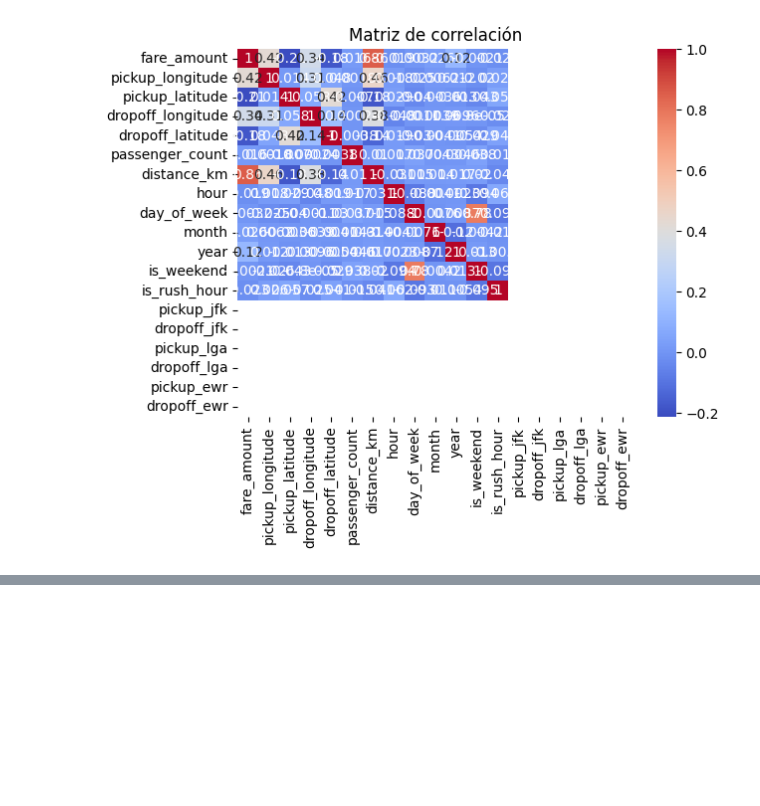
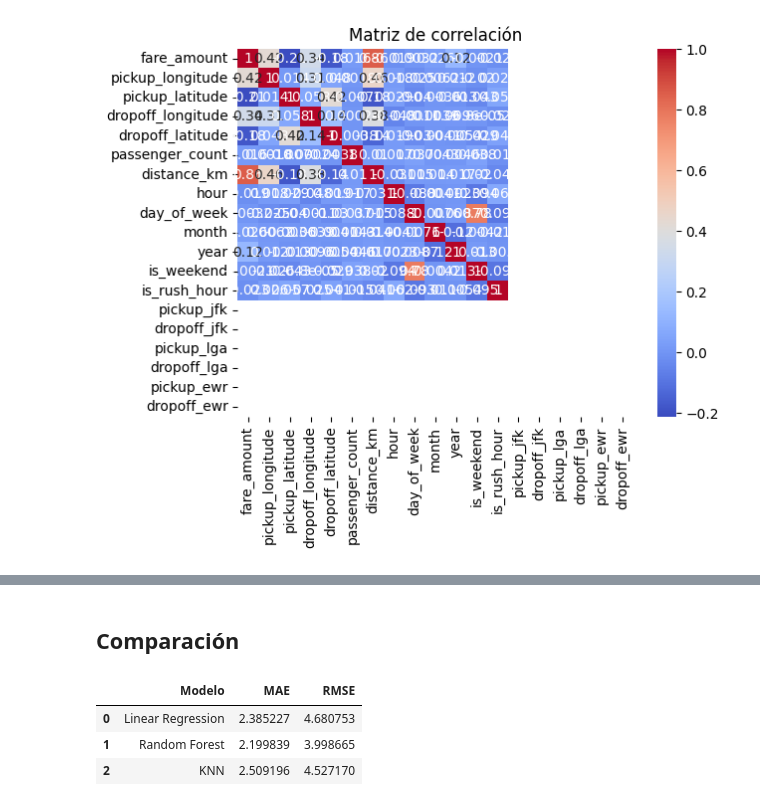
Before and after one commit to ArielaMishaanCohen/Proyecto-1, a Jupyter notebook: proyecto1.ipynb, the cells around one changed output, grey strips where cells are left out. Cells and saved outputs as stored; diff of their text form; code cells hidden in the pictures; blank space fills up the shorter version.

```diff
--- a/proyecto1.ipynb
+++ b/proyecto1.ipynb
@@ -351,0 +401,12 @@ plt.show()
+# %%
+from sklearn.neighbors import KNeighborsRegressor
+from sklearn.preprocessing import StandardScaler
+
+scaler = StandardScaler()
+X_train_scaled = scaler.fit_transform(X_train)
+X_test_scaled = scaler.transform(X_test)
+
+knn = KNeighborsRegressor(n_neighbors=7, weights='distance')
+knn.fit(X_train_scaled, y_train)
+
+y_pred_knn = knn.predict(X_test_scaled)
@@ -351,0 +415,16 @@ plt.show()
+# %%
+from sklearn.metrics import mean_absolute_error, mean_squared_error
+import numpy as np
+
+def evaluar(y_true, y_pred):
+    mse = mean_squared_error(y_true, y_pred)
+    rmse = np.sqrt(mse)
+
+    return {
+        "MAE": mean_absolute_error(y_true, y_pred),
+        "RMSE": rmse
+    }
+
+print("LR:", evaluar(y_test, y_pred_lr))
+print("RF:", evaluar(y_test, y_pred_rf))
+print("KNN:", evaluar(y_test, y_pred_knn))
@@ -351,0 +445,23 @@ plt.show()
+# %% [markdown]
+## Comparación
+# %%
+results = pd.DataFrame({
+    "Modelo": ["Linear Regression", "Random Forest", "KNN"],
+    "MAE": [
+        evaluar(y_test, y_pred_lr)["MAE"],
+        evaluar(y_test, y_pred_rf)["MAE"],
+        evaluar(y_test, y_pred_knn)["MAE"]
+    ],
+    "RMSE": [
+        evaluar(y_test, y_pred_lr)["RMSE"],
+        evaluar(y_test, y_pred_rf)["RMSE"],
+        evaluar(y_test, y_pred_knn)["RMSE"]
+    ]
+})
+
+results
+# %% [output]
+|  | Modelo | MAE | RMSE |
+| 0 | Linear Regression | 2.385227 | 4.680753 |
+| 1 | Random Forest | 2.199839 | 3.998665 |
+| 2 | KNN | 2.509196 | 4.527170 |
```
Also changed, not shown: parts of 30 cells of this notebook.
